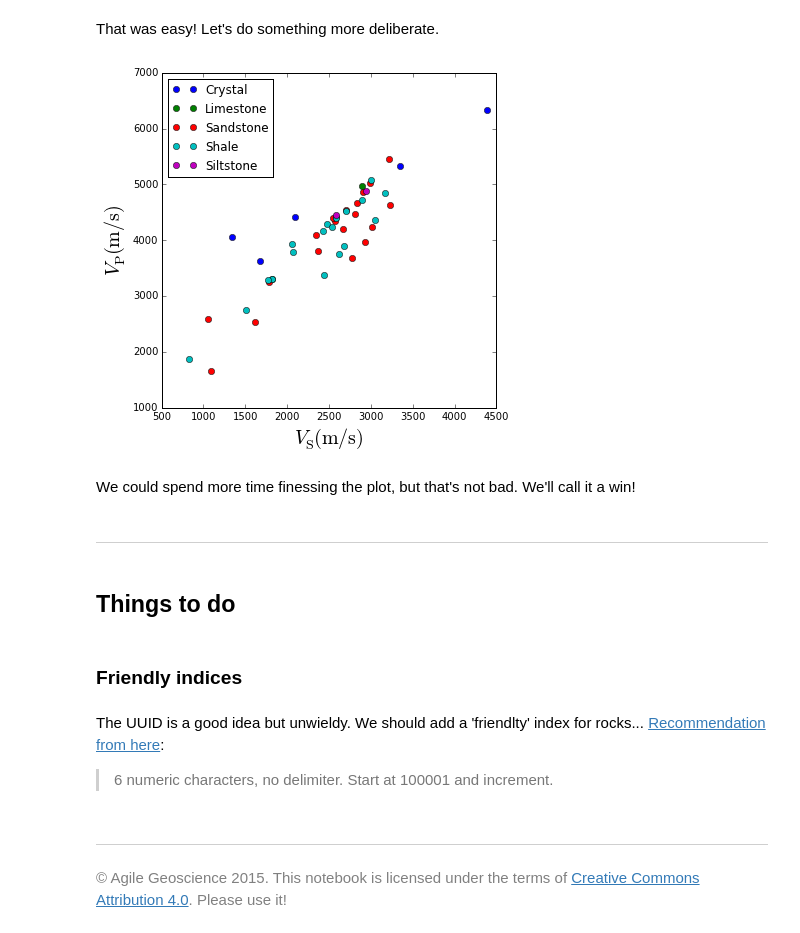
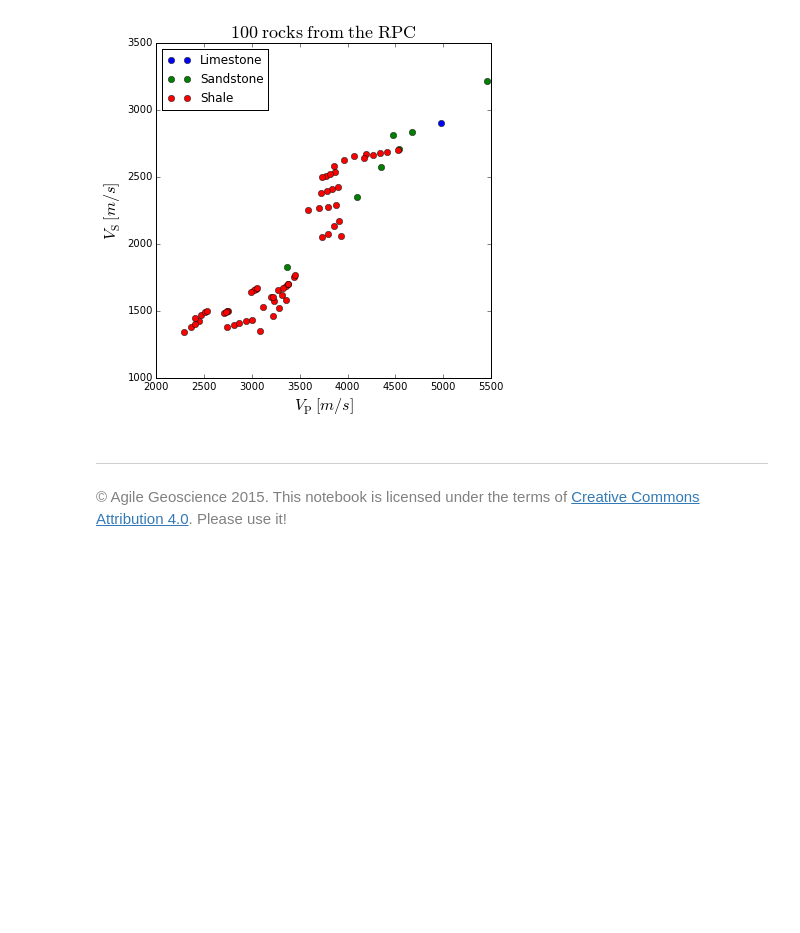
Before and after one commit to agilescientific/notebooks, a Jupyter notebook: Query_the_RPC.ipynb, the cells around one changed output. Drawn from its saved outputs; the diff is of its cells as text; code cells hidden in the pictures; blank space fills up the shorter version.

```diff
--- a/Query_the_RPC.ipynb
+++ b/Query_the_RPC.ipynb
@@ -21,5 +6,0 @@ We'll do a quick query to show the concept.
-# %%
-base_url = "http://www.subsurfwiki.org/mediawiki/api.php"
-query = "action=ask&query=[[Category:Rock property catalog]]|?Lithology|?Vp|?rho&format=json"
-
-response = requests.get(base_url, params=query)
@@ -43,2 +6,0 @@ We'd like to just define a list of properties to query:
-# %%
-properties = ['Vp', 'Vs', 'Rho', 'Delta', 'Epsilon', 'Lithology']
@@ -150,2 +6,0 @@ def query_rpc(properties=['Vp', 'Vs', 'Rho', 'Lithology']):
-# %%
-df = query_rpc(properties)
@@ -167,0 +78,9 @@ That looks great!
+# %%
+rpc = RPC()
+
+filters = ["[[lithology::Shale||Sandstone||Limestone]][[Delta::%2B]]"]
+properties = ['Citation', 'Description', 'Lithology', 'Vp', 'Vs', 'Rho', 'Delta', 'Epsilon']
+options = ["limit=100"]
+
+df = rpc.query(filters, properties, options)
+df.head()
@@ -179,31 +109,19 @@ plt.show()
-# %% [markdown]
-That was easy! Let's do something more deliberate.
 # %%
 liths = df.groupby('Lithology')
 # %%
 fig = plt.figure(figsize=(6,6))
 ax = plt.subplot(111)
 for name, group in liths:
-    ax.plot(group.Vs, group.Vp, marker='o', linestyle='', ms=6, label=name)
-ax.set_xlabel('$V_\mathrm{S} \mathrm{(m/s)}$', size=20)
-ax.set_ylabel('$V_\mathrm{P} \mathrm{(m/s)}$', size=20)
+    ax.plot(group.Vp, group.Vs, marker='o', linestyle='', ms=6, label=name)
 ax.legend(loc=2)
 
+title = '{0}\ rocks\ from\ the\ RPC'.format(len(df))
+plt.title('$\mathrm{' + title + '}$', size=18)
+plt.xlabel('$V_\mathrm{P}\ [m/s]$', size=16)
+plt.ylabel('$V_\mathrm{S}\ [m/s]$', size=16)
 plt.show()
 # %% [output]
-[figure, old version]
+[figure, new version]
-# %% [markdown]
-We could spend more time finessing the plot, but that's not bad. We'll call it a win!
-# %% [markdown]
-<hr />
-# %% [markdown]
-## Things to do
-# %% [markdown]
-### Friendly indices
-# %% [markdown]
-The UUID is a good idea but unwieldy. We should add a 'friendlty' index for rocks... [Recommendation from here](http://www.buyplm.com/plm-good-practice/part-numbering-system-software.aspx):
-
-  > 6 numeric characters, no delimiter. Start at 100001 and increment.
 # %% [markdown]
 <hr />
 <p style="color:gray;">© Agile Geoscience 2015. This notebook is licensed under the terms of <a href="https://creativecommons.org/licenses/by/4.0/">Creative Commons Attribution 4.0</a>. Please use it!</p>
```
Also changed, not shown: parts of 31 cells of this notebook.
